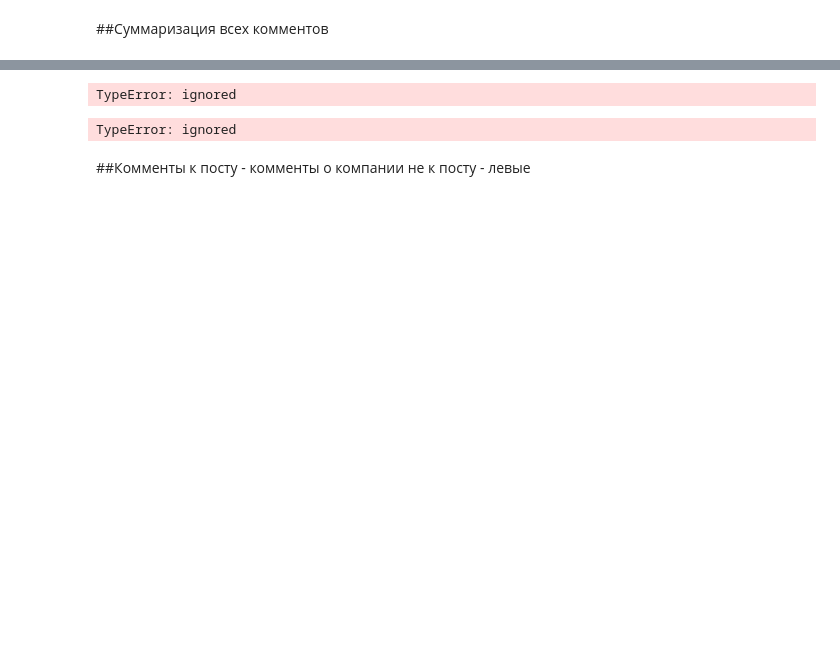
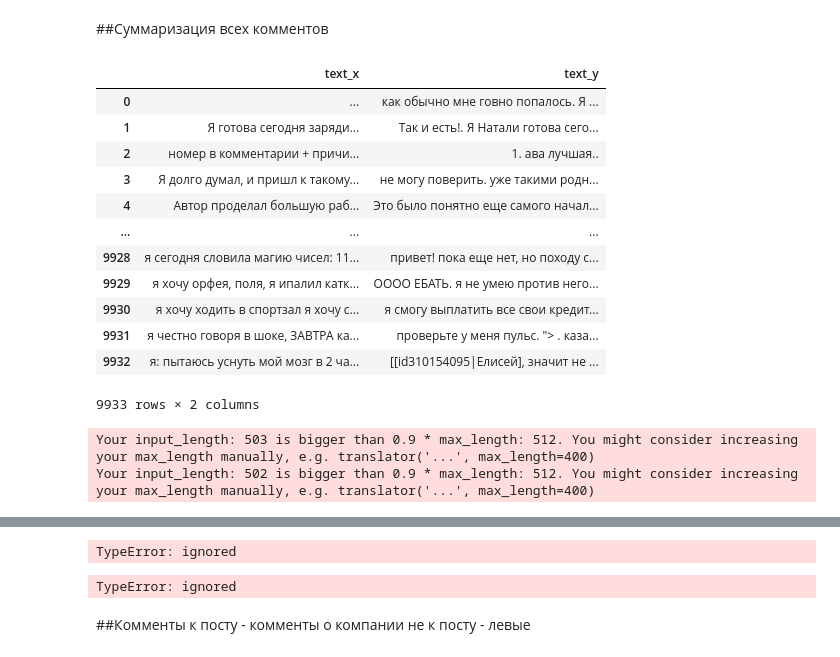
Before and after one commit to InnaBoby/BAH, a Jupyter notebook: BAMLC.ipynb, the cells around one changed output, grey strips where cells are left out. Drawn from its saved outputs; the diff is of its cells as text; code cells hidden in the pictures; blank space fills up the shorter version.

```diff
--- a/BAMLC.ipynb
+++ b/BAMLC.ipynb
@@ -199,8 +215,26 @@ all_comments.to_csv()
 # %% [markdown]
 ##Суммаризация всех комментов
+# %%
+#загрузка предобработанных данных
+clean_data = pd.read_csv('/content/drive/MyDrive/BrandAnalitics/all_comments_clean.csv')
+clean_data
+# %% [output]
+|  | text_x | text_y |
+| 0 | ... | как обычно мне говно попалось. Я ... |
+| 1 | Я готова сегодня заряди... | Так и есть!. Я Натали готова сего... |
+| 2 | номер в комментарии + причи... | 1. ава лучшая.. |
+| 3 | Я долго думал, и пришл к такому... | не могу поверить. уже такими родн... |
+| 4 | Автор проделал большую раб... | Это было понятно еще самого начал... |
+| ... | ... | ... |
+| 9928 | я сегодня словила магию чисел: 11... | привет! пока еще нет, но походу с... |
+| 9929 | я хочу орфея, поля, я ипалил катк... | ОООО ЕБАТЬ. я не умею против него... |
+| 9930 | я хочу ходить в спортзал я хочу с... | я смогу выплатить все свои кредит... |
+| 9931 | я честно говоря в шоке, ЗАВТРА ка... | проверьте у меня пульс. "> . каза... |
+| 9932 | я: пытаюсь уснуть мой мозг в 2 ча... | [[id310154095|Елисей], значит не ... |
+9933 rows × 2 columns
 # %%
 tr_comments = []
-for comment in tqdm(all_comments['text_y'][0:5]):
+for comment in tqdm(clean_data['text_y']):
   if len(comment) < 512:
     tr_comments.append(str(tr_pipe(comment)[0]['translation_text']))
   else:
@@ -210,6 +244,9 @@ for comment in tqdm(all_comments['text_y'][0:5]):
       tr+=str(tr_pipe(comment[part*512 : (part+1)*512])[0]['translation_text'])
       part +=1
     tr_comments.append(tr)
+# %% [output]
+Your input_length: 503 is bigger than 0.9 * max_length: 512. You might consider increasing your max_length manually, e.g. translator('...', max_length=400)
+Your input_length: 502 is bigger than 0.9 * max_length: 512. You might consider increasing your max_length manually, e.g. translator('...', max_length=400)
 # %%
 tr_comments
 # %% [output]
```
Also changed, not shown: parts of 28 cells of this notebook.
